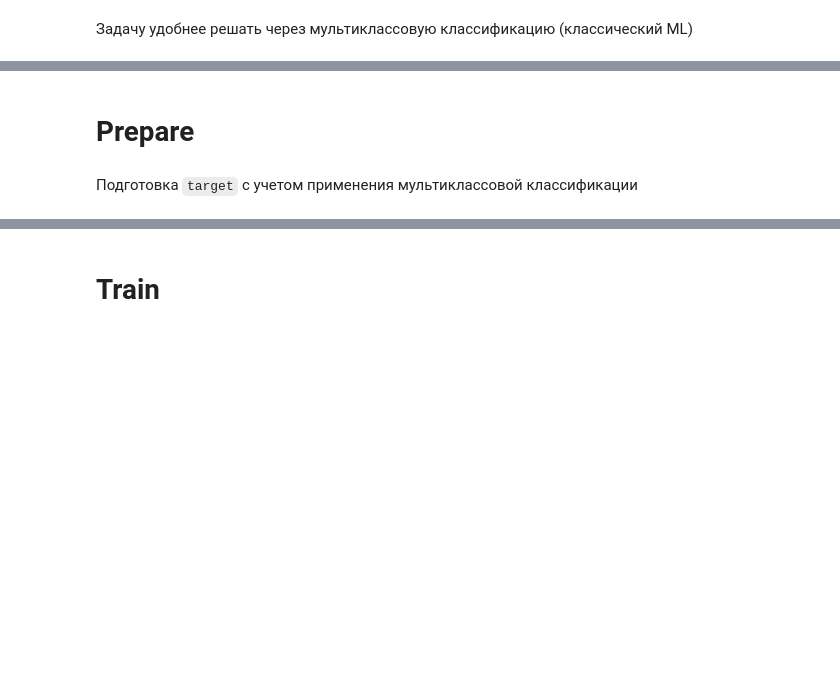
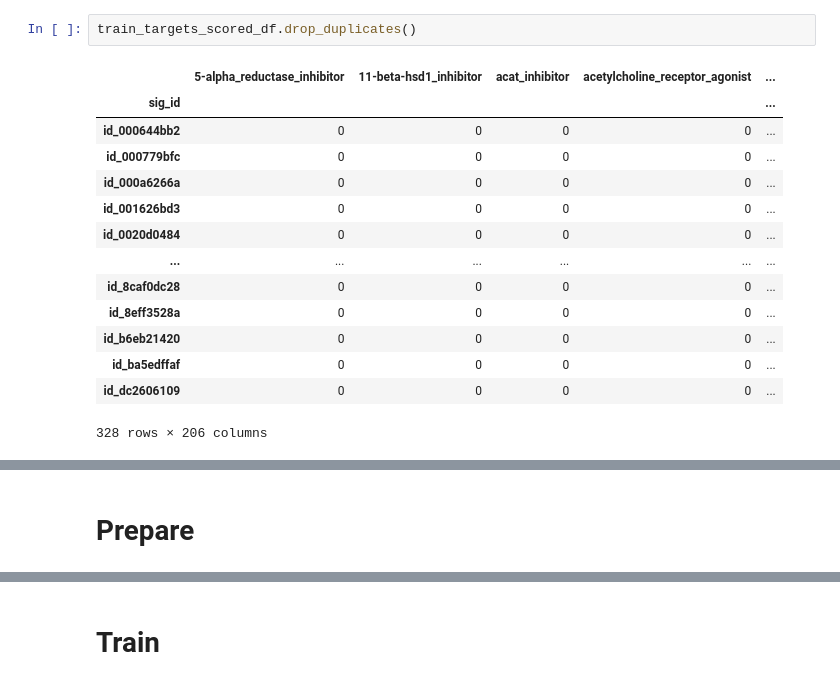
Before and after one commit to alxgrin/kaggle, a Jupyter notebook: notebooks/lish-moa/lish-moa.ipynb, the cells around one changed output, grey strips where cells are left out. Drawn from its saved outputs; the diff is of its cells as text; blank space fills up the shorter version.

```diff
--- a/notebooks/lish-moa/lish-moa.ipynb
+++ b/notebooks/lish-moa/lish-moa.ipynb
@@ -218,5 +248,20 @@ kit_inhibitor        1
 pdgfr_inhibitor      1
 Name: id_000a6266a, dtype: int64
 [interactive output not drawn]
-# %% [markdown]
-Задачу удобнее решать через мультиклассовую классификацию (классический ML)
+# %%
+train_targets_scored_df.drop_duplicates()
+# %% [output]
+|  | 5-alpha_reductase_inhibitor | 11-beta-hsd1_inhibitor | acat_inhibitor | acetylcholine_receptor_agonist | ... |
+| sig_id |  |  |  |  | ... |
+| id_000644bb2 | 0 | 0 | 0 | 0 | ... |
+| id_000779bfc | 0 | 0 | 0 | 0 | ... |
+| id_000a6266a | 0 | 0 | 0 | 0 | ... |
+| id_001626bd3 | 0 | 0 | 0 | 0 | ... |
+| id_0020d0484 | 0 | 0 | 0 | 0 | ... |
+| ... | ... | ... | ... | ... | ... |
+| id_8caf0dc28 | 0 | 0 | 0 | 0 | ... |
+| id_8eff3528a | 0 | 0 | 0 | 0 | ... |
+| id_b6eb21420 | 0 | 0 | 0 | 0 | ... |
+| id_ba5edffaf | 0 | 0 | 0 | 0 | ... |
+| id_dc2606109 | 0 | 0 | 0 | 0 | ... |
+328 rows × 206 columns
@@ -223,4 +269,2 @@ Name: id_000a6266a, dtype: int64
 # %% [markdown]
 # Prepare
-# %% [markdown]
-Подготовка `target` с учетом применения мультиклассовой классификации
```
Also changed, not shown: parts of 29 cells of this notebook.
